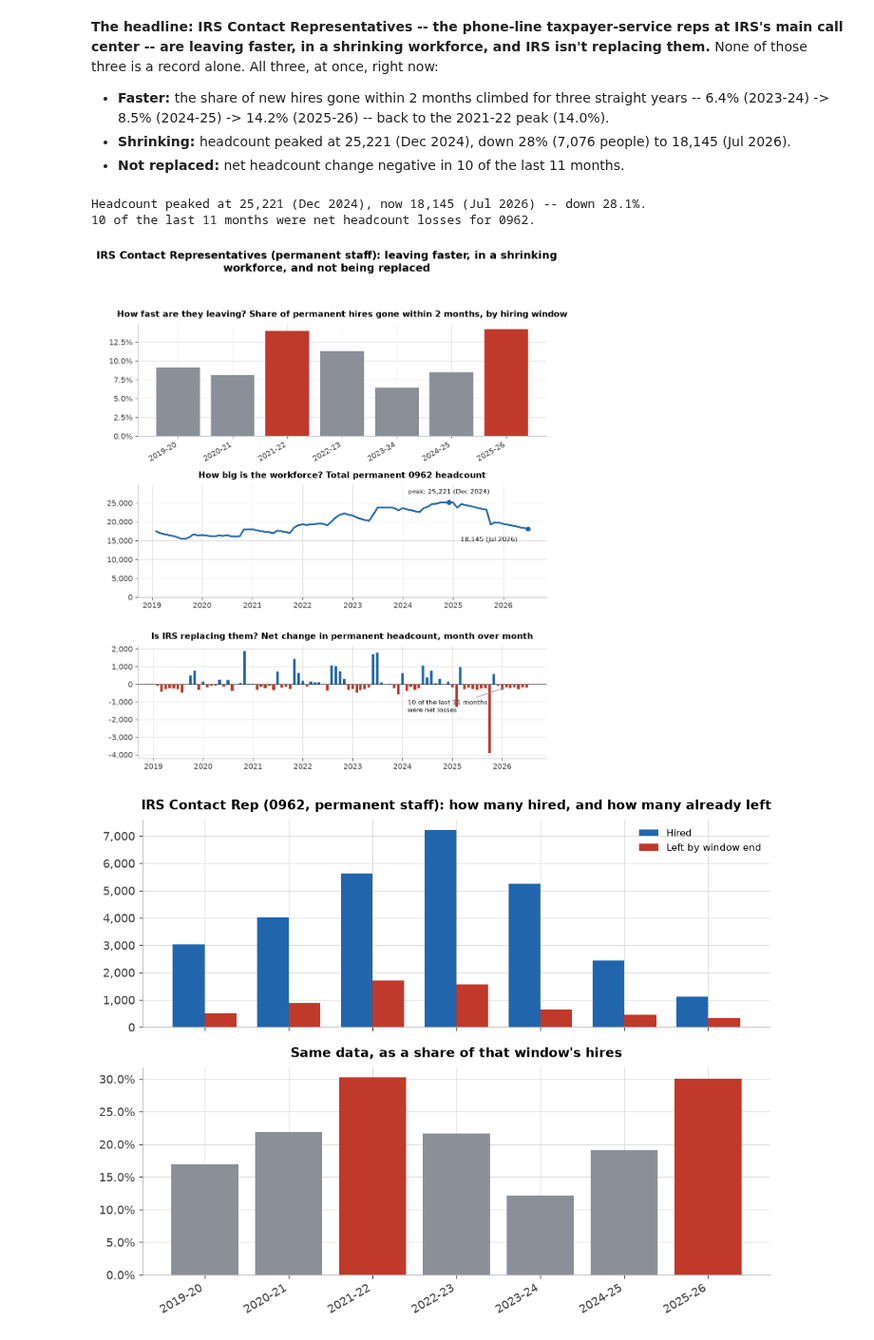
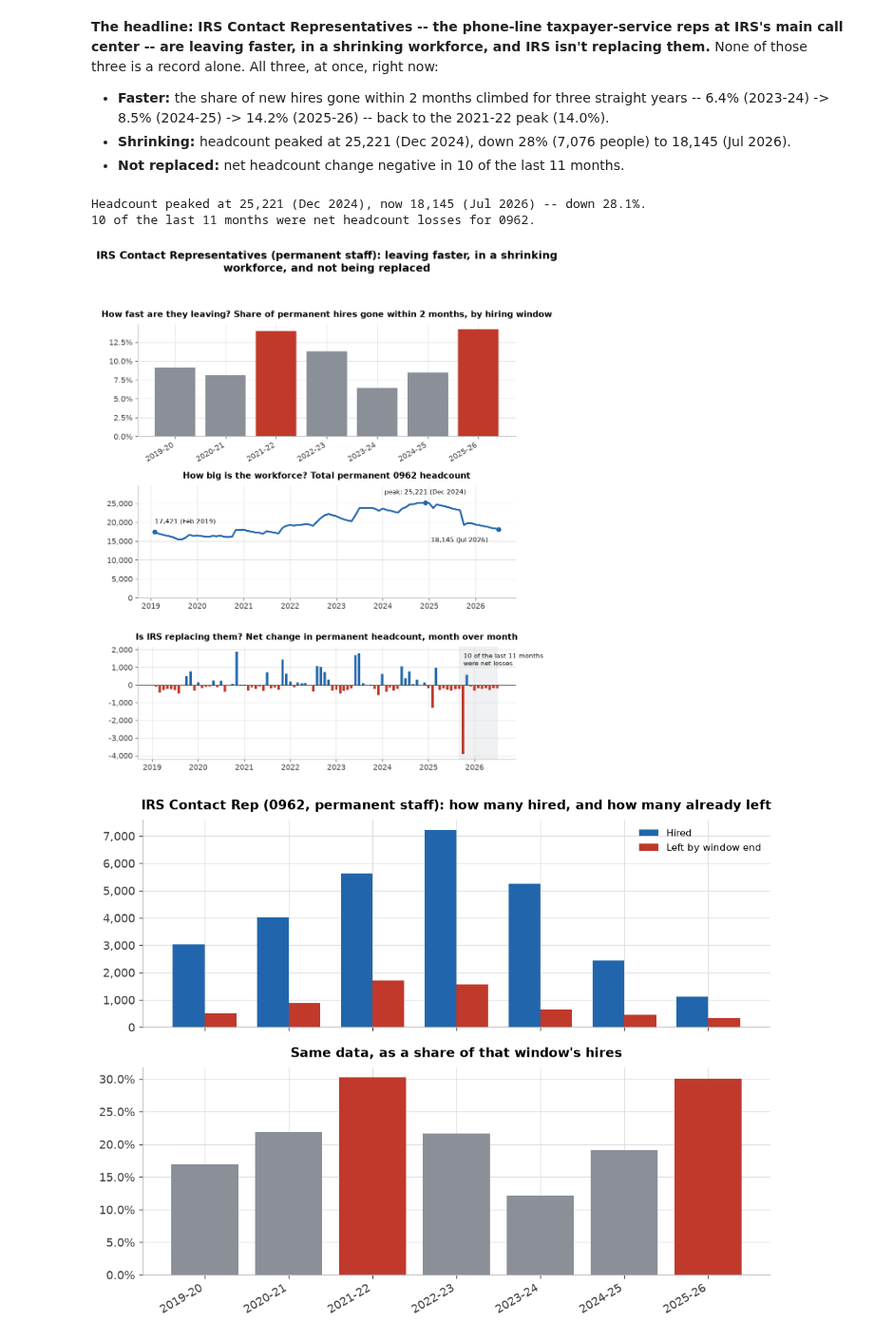
Before and after one commit to abigailhaddad/attrition-screen, a Jupyter notebook: attrition_screen.ipynb, the cells around one changed output. Shown at 95% size. Drawn from its saved outputs; the diff is of its cells as text; code cells hidden in the pictures.

```diff
--- a/attrition_screen.ipynb
+++ b/attrition_screen.ipynb
@@ -433,38 +433,41 @@ ax_speed.set_title("How fast are they leaving? Share of permanent hires gone wit
 ax_level.plot(monthly.date, monthly.n, lw=2.5, color=C_MAIN)
 ax_level.set_ylim(0, monthly.n.max() * 1.18)
 ax_level.yaxis.set_major_formatter(mtick.FuncFormatter(lambda v, _: f"{v:,.0f}"))
 ax_level.set_title("How big is the workforce? Total permanent 0962 headcount")
 date_x(ax_level)
+first = monthly.iloc[0]
 peak = monthly.loc[monthly.n.idxmax()]
 latest = monthly.iloc[-1]
-ax_level.plot([peak.date, latest.date], [peak.n, latest.n], "o", color=C_MAIN, ms=6, zorder=5)
+ax_level.plot([first.date, peak.date, latest.date], [first.n, peak.n, latest.n], "o", color=C_MAIN, ms=6, zorder=5)
+ax_level.annotate(f"{first.n:,.0f} ({ym_label(first.ym)})", xy=(first.date, first.n), xytext=(0, 12),
+                   textcoords="offset points", ha="left", fontsize=9)
 ax_level.annotate(f"peak: {peak.n:,.0f} ({ym_label(peak.ym)})", xy=(peak.date, peak.n), xytext=(0, 12),
                    textcoords="offset points", ha="center", fontsize=9)
 ax_level.annotate(f"{latest.n:,.0f} ({ym_label(latest.ym)})", xy=(latest.date, latest.n), xytext=(-15, -18),
                    textcoords="offset points", ha="right", fontsize=9)
 
 colors_net = [C_ALT if v < 0 else C_MAIN for v in monthly.net_change]
 ax_net.bar(monthly.date, monthly.net_change, width=20, color=colors_net)
 ax_net.axhline(0, color="#444", lw=0.8)
 ax_net.set(title="Is IRS replacing them? Net change in permanent headcount, month over month")
 ax_net.yaxis.set_major_formatter(mtick.FuncFormatter(lambda v, _: f"{v:,.0f}"))
 date_x(ax_net)
 months_negative = int((monthly.tail(11).net_change < 0).sum())
-ax_net.annotate(f"{months_negative} of the last 11 months\nwere net losses", xy=(monthly.date.iloc[-6], monthly.net_change.iloc[-6]),
-                xytext=(-140, -35), textcoords="offset points", fontsize=9,
-                arrowprops=dict(arrowstyle="->", color=C_MUTED))
+ax_net.axvspan(monthly.date.iloc[-11], monthly.date.iloc[-1], color=C_MUTED, alpha=0.12, zorder=0)
+ax_net.text(monthly.date.iloc[-11], ax_net.get_ylim()[1] * 0.85, f"  {months_negative} of the last 11 months\n  were net losses",
+            fontsize=9, va="top")
 
 fig.suptitle("IRS Contact Representatives (permanent staff): leaving faster, in a shrinking\nworkforce, and not being replaced",
              fontsize=15, fontweight="bold", y=0.995)
 fig.tight_layout(rect=[0, 0, 1, 0.96])
 fig.savefig("figures/irs_0962_summary.png")
 print(f"Headcount peaked at {peak.n:,.0f} ({ym_label(peak.ym)}), now {latest.n:,.0f} ({ym_label(latest.ym)}) "
       f"-- down {100*(peak.n-latest.n)/peak.n:.1f}%.")
 print(f"{months_negative} of the last 11 months were net headcount losses for 0962.")
 # %% [output]
 Headcount peaked at 25,221 (Dec 2024), now 18,145 (Jul 2026) -- down 28.1%.
 10 of the last 11 months were net headcount losses for 0962.
-[figure, old version]
+[figure, new version]
 # %%
 # One image, two panels: raw counts (is this actually a big cohort?) stacked on the
 # rate (is the cohort's own attrition unusual?) -- neither panel alone tells the story.
```
Also changed, not shown: parts of 1 cell of this notebook, 1 other file.
